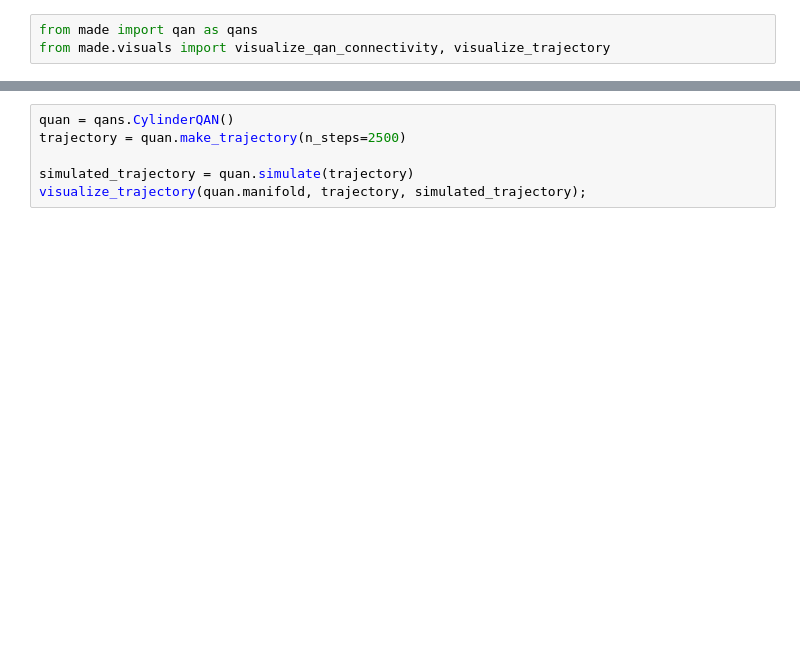
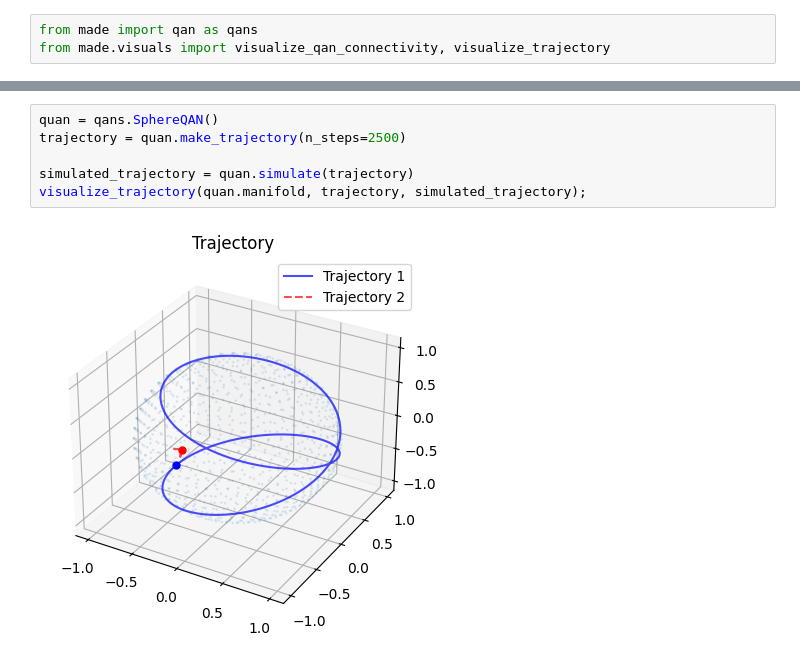
Before and after one commit to FieteLab/MADE, a Jupyter notebook: made/notebooks/qans.ipynb, the cells around one changed output, grey strips where cells are left out. Cells and saved outputs as stored; diff of their text form; blank space fills up the shorter version.

```diff
--- a/made/notebooks/qans.ipynb
+++ b/made/notebooks/qans.ipynb
@@ -14,6 +14,8 @@ visualize_trajectory(quan.manifold, trajectory);
 # %%
-quan = qans.CylinderQAN()
+quan = qans.SphereQAN()
 trajectory = quan.make_trajectory(n_steps=2500)
 
 simulated_trajectory = quan.simulate(trajectory)
 visualize_trajectory(quan.manifold, trajectory, simulated_trajectory);
+# %% [output]
+[figure, added]
```
Also changed, not shown: parts of 2 cells of this notebook, 6 other files.
